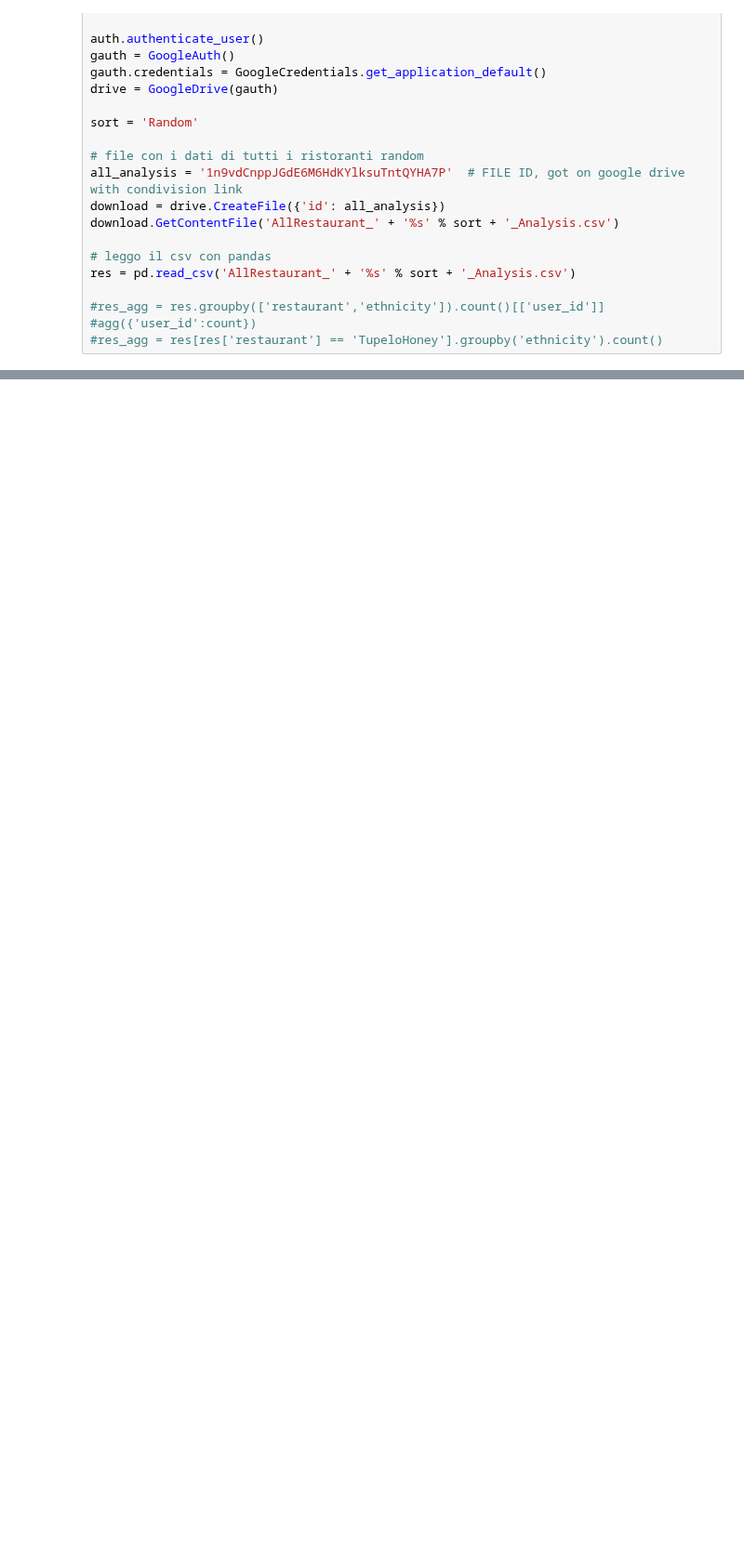
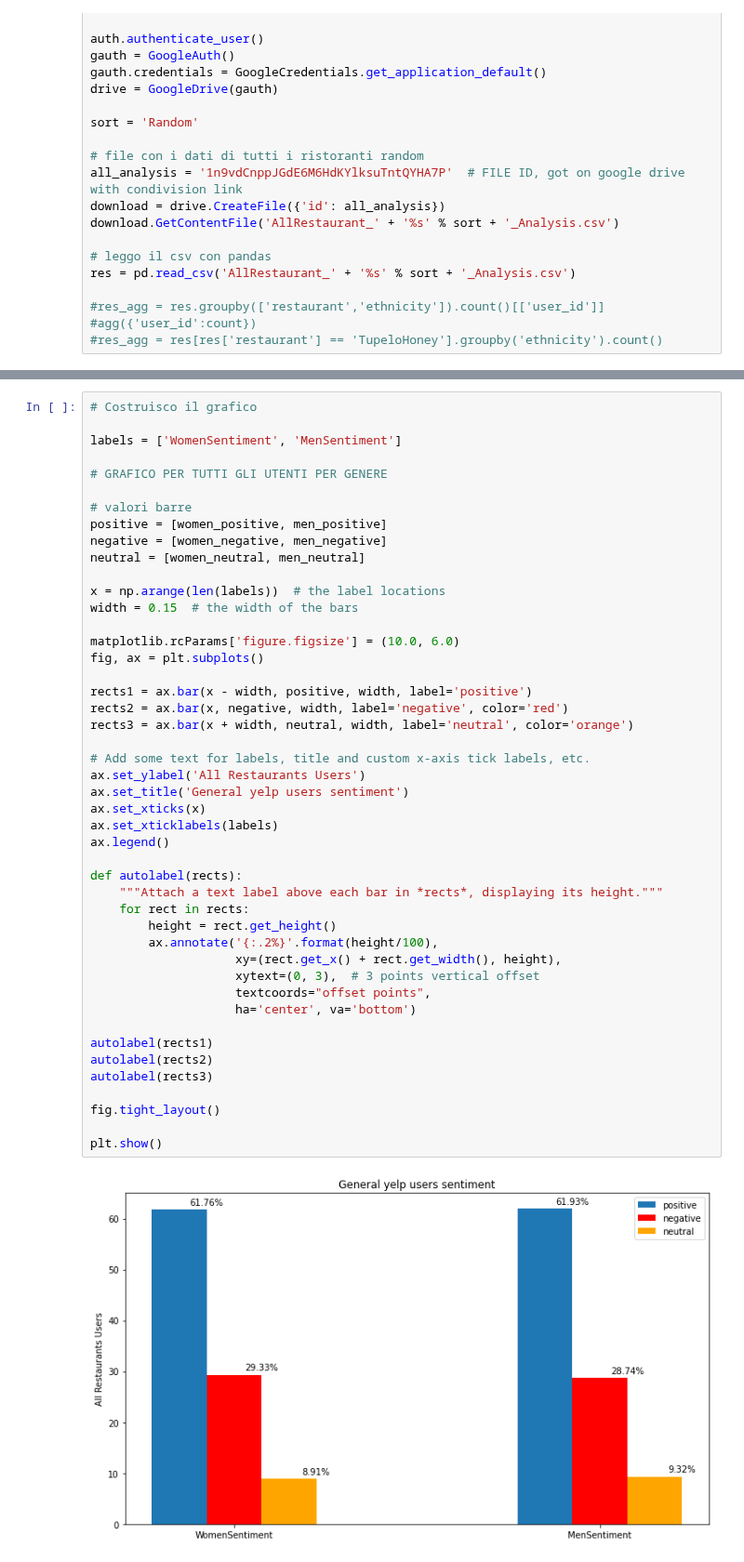
Before and after one commit to EleonoraBartolomucci/Fairness, a Jupyter notebook: Esperimenti/miky_generalYelpUsersSentiment.ipynb, the cells around one changed output, grey strips where cells are left out. Shown at 93% size. Drawn from its saved outputs; the diff is of its cells as text; blank space fills up the shorter version.

```diff
--- a/Esperimenti/miky_generalYelpUsersSentiment.ipynb
+++ b/Esperimenti/miky_generalYelpUsersSentiment.ipynb
@@ -117,0 +205,48 @@ plt.show()
+# %%
+# Costruisco il grafico
+
+labels = ['WomenSentiment', 'MenSentiment']
+
+# GRAFICO PER TUTTI GLI UTENTI PER GENERE
+
+# valori barre
+positive = [women_positive, men_positive]
+negative = [women_negative, men_negative]
+neutral = [women_neutral, men_neutral]
+
+x = np.arange(len(labels))  # the label locations
+width = 0.15  # the width of the bars
+
+matplotlib.rcParams['figure.figsize'] = (10.0, 6.0)
+fig, ax = plt.subplots()
+
+rects1 = ax.bar(x - width, positive, width, label='positive')
+rects2 = ax.bar(x, negative, width, label='negative', color='red')
+rects3 = ax.bar(x + width, neutral, width, label='neutral', color='orange')
+
+# Add some text for labels, title and custom x-axis tick labels, etc.
+ax.set_ylabel('All Restaurants Users')
+ax.set_title('General yelp users sentiment')
+ax.set_xticks(x)
+ax.set_xticklabels(labels)
+ax.legend()
+
+def autolabel(rects):
+    """Attach a text label above each bar in *rects*, displaying its height."""
+    for rect in rects:
+        height = rect.get_height()
+        ax.annotate('{:.2%}'.format(height/100),
+                    xy=(rect.get_x() + rect.get_width(), height),
+                    xytext=(0, 3),  # 3 points vertical offset
+                    textcoords="offset points",
+                    ha='center', va='bottom')
+
+autolabel(rects1)
+autolabel(rects2)
+autolabel(rects3)
+
+fig.tight_layout()
+
+plt.show()
+# %% [output]
+[figure, added]
```
Also changed, not shown: parts of 4 cells of this notebook.
